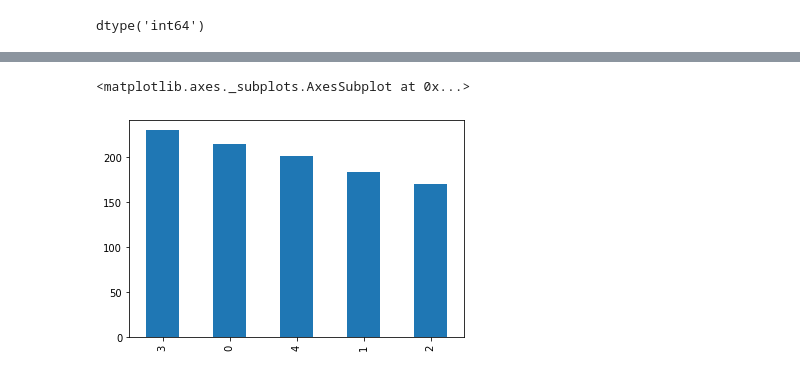
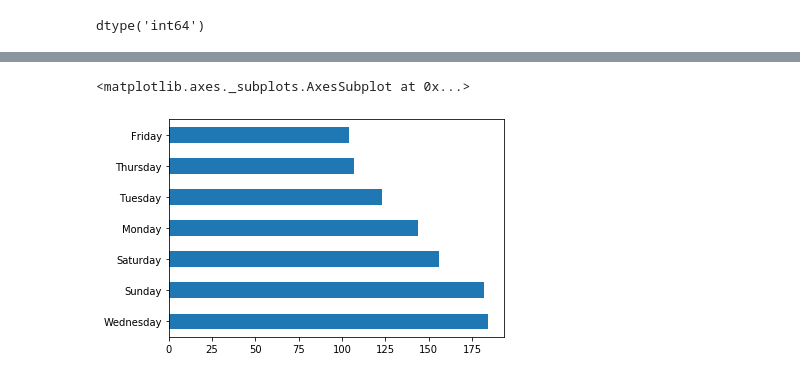
Before and after one commit to rlska105/Kaggle_Competition, a Jupyter notebook: Train_Ticket_Monitoring_price.ipynb, the cells around one changed output, grey strips where cells are left out. Saved outputs shown, nothing was run; the diff lists cells and outputs as text; code cells hidden in the pictures.

```diff
--- a/Train_Ticket_Monitoring_price.ipynb
+++ b/Train_Ticket_Monitoring_price.ipynb
@@ -81,0 +63,4 @@ df['new_start_time'] = pd.cut(df['new_time'], bins=r, labels=g)
+# %%
+df = df.drop(['new_time'], axis=1)
+# %%
+df.rename(columns={'new_start_time': 'start_time'}, inplace=True)
@@ -81,0 +93,3 @@ df['new_start_time'] = pd.cut(df['new_time'], bins=r, labels=g)
+# %%
+from datetime import datetime
+df['Day_name'] = df['start_date'].dt.day_name()
@@ -82,5 +105,5 @@ df['new_start_time'] = pd.cut(df['new_time'], bins=r, labels=g)
 # %%
-df['new_start_time'].value_counts().plot.bar()
+df['Day_name'].value_counts().plot.barh()
 # %% [output]
 <matplotlib.axes._subplots.AxesSubplot at 0x...>
-[figure, old version]
+[figure, new version]
```
Also changed, not shown: parts of 16 cells of this notebook.
